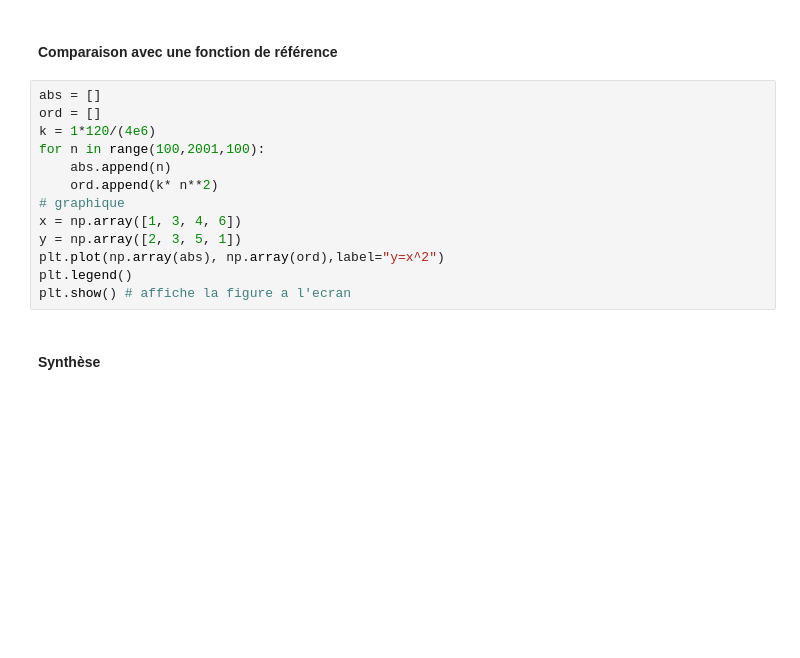
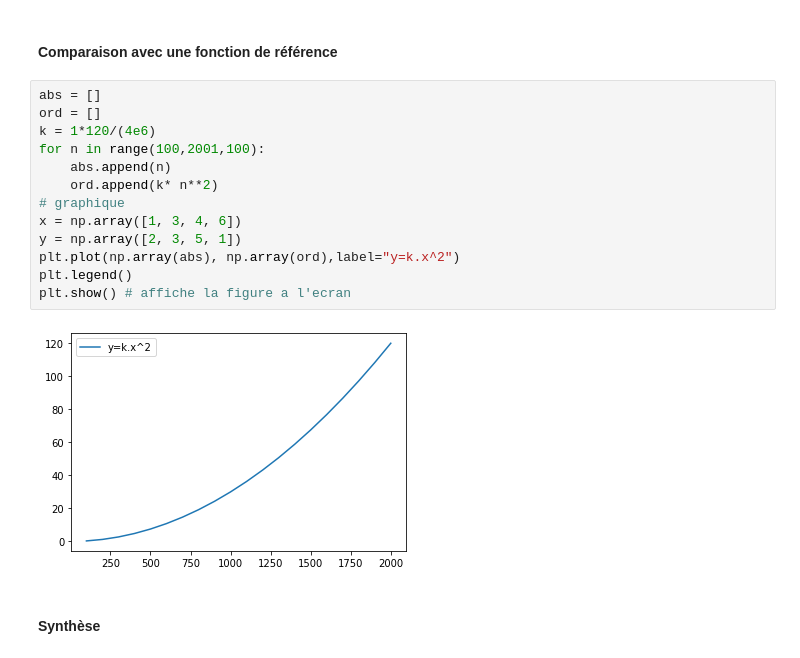
Before and after one commit to thfruchart/1nsi-2020, a Jupyter notebook: Chap12/COURS_Trier_un_tableau.ipynb, the cells around one changed output. Cells and saved outputs as stored; diff of their text form; blank space fills up the shorter version.

```diff
--- a/Chap12/COURS_Trier_un_tableau.ipynb
+++ b/Chap12/COURS_Trier_un_tableau.ipynb
@@ -181,16 +183,18 @@ plt.show() # affiche la figure a l'ecran
 # %%
 abs = []
 ord = []
 k = 1*120/(4e6)
 for n in range(100,2001,100):
     abs.append(n)
     ord.append(k* n**2)
 # graphique
 x = np.array([1, 3, 4, 6])
 y = np.array([2, 3, 5, 1])
-plt.plot(np.array(abs), np.array(ord),label="y=x^2")
+plt.plot(np.array(abs), np.array(ord),label="y=k.x^2")
 plt.legend()
 plt.show() # affiche la figure a l'ecran
+# %% [output]
+[figure, added]
 # %% [markdown]
 #### Synthèse
 # %%
```
Also changed, not shown: parts of 3 cells of this notebook.
